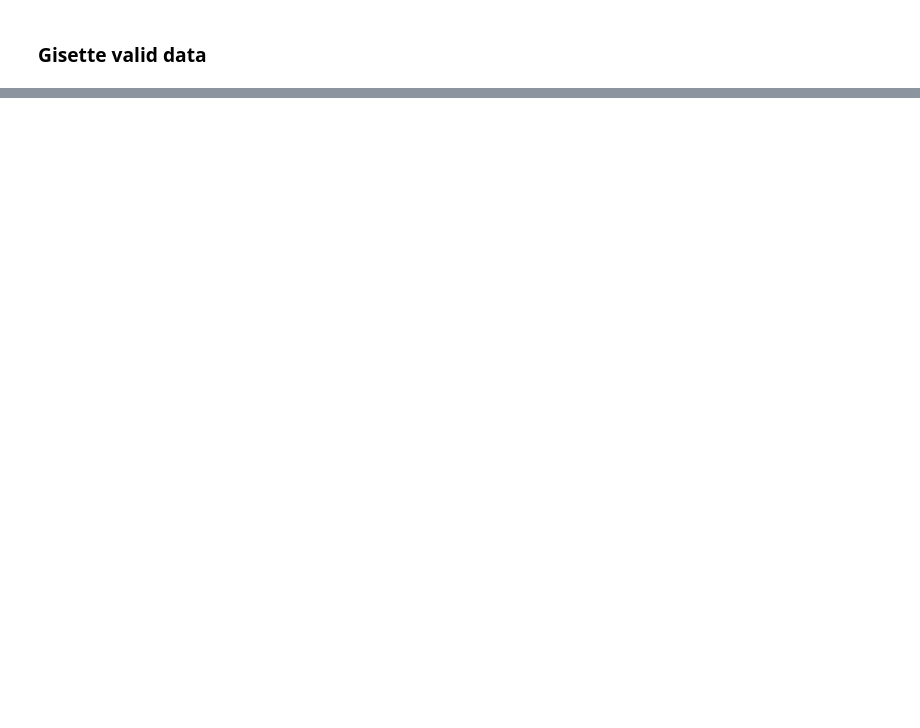
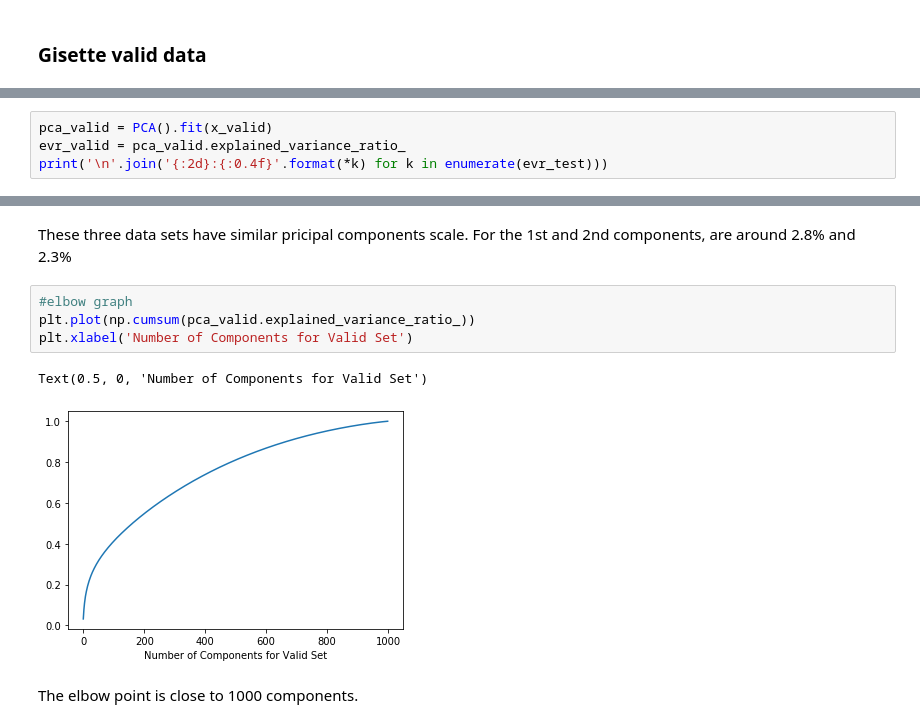
Before and after one commit to USF-CS-663-Spring-2020/lab-03-pca-eggchul, a Jupyter notebook: lab3.ipynb, the cells around one changed output, grey strips where cells are left out. Drawn from its saved outputs; the diff is of its cells as text; blank space fills up the shorter version.

```diff
--- a/lab3.ipynb
+++ b/lab3.ipynb
@@ -418,0 +513,4 @@ label_valid_df = df_valid_labels.iloc[:, 0]
+# %%
+pca_valid = PCA().fit(x_valid)
+evr_valid = pca_valid.explained_variance_ratio_
+print('\n'.join('{:2d}:{:0.4f}'.format(*k) for k in enumerate(evr_test)))
@@ -418,0 +535,11 @@ label_valid_df = df_valid_labels.iloc[:, 0]
+# %% [markdown]
+These three data sets have similar pricipal components scale. For the 1st and 2nd components, are around 2.8% and 2.3%
+# %%
+#elbow graph
+plt.plot(np.cumsum(pca_valid.explained_variance_ratio_))
+plt.xlabel('Number of Components for Valid Set')
+# %% [output]
+Text(0.5, 0, 'Number of Components for Valid Set')
+[figure, added]
+# %% [markdown]
+The elbow point is close to 1000 components.
```
Also changed, not shown: parts of 11 cells of this notebook.
